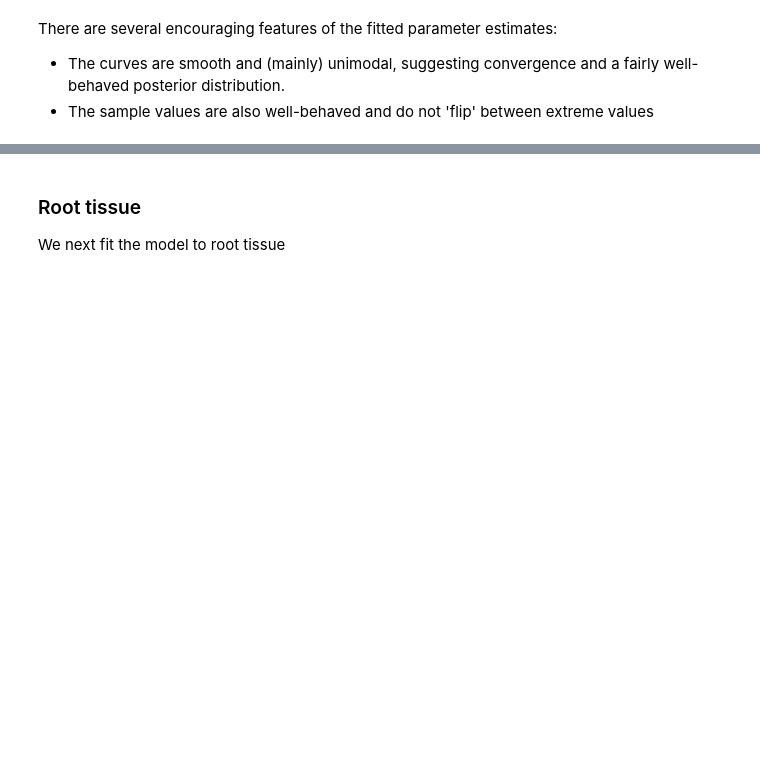
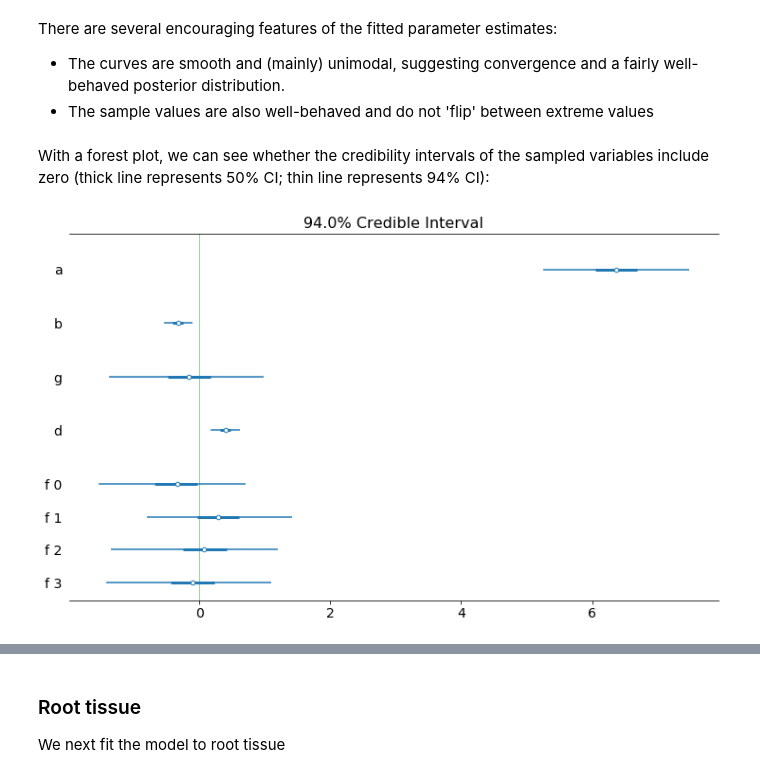
Before and after one commit to widdowquinn/SI_Holmes_etal_2017, a Jupyter notebook: notebooks/04-etpD.ipynb, the cells around one changed output, grey strips where cells are left out. Drawn from its saved outputs; the diff is of its cells as text; code cells hidden in the pictures; blank space fills up the shorter version.

```diff
--- a/notebooks/04-etpD.ipynb
+++ b/notebooks/04-etpD.ipynb
@@ -573,3 +573,13 @@ There are several encouraging features of the fitted parameter estimates:
 
 * The curves are smooth and (mainly) unimodal, suggesting convergence and a fairly well-behaved posterior distribution.
 * The sample values are also well-behaved and do not 'flip' between extreme values
+# %% [markdown]
+With a forest plot, we can see whether the credibility intervals of the sampled variables include zero (thick line represents 50% CI; thin line represents 94% CI):
+# %%
+az.plot_forest(leafdata,
+               var_names=['a', 'b', 'g', 'd', 'f'],
+               combined=True,
+               figsize=(10,6),
+               rope=(0,0));
+# %% [output]
+[figure, added]
```
Also changed, not shown: parts of 19 cells of this notebook, 6 other files.
